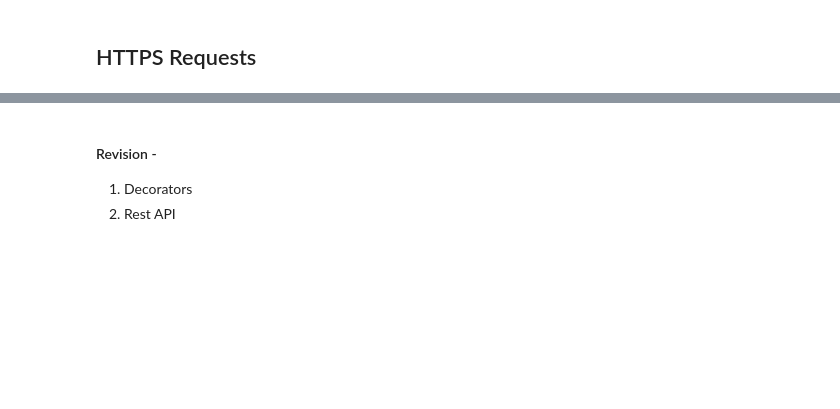
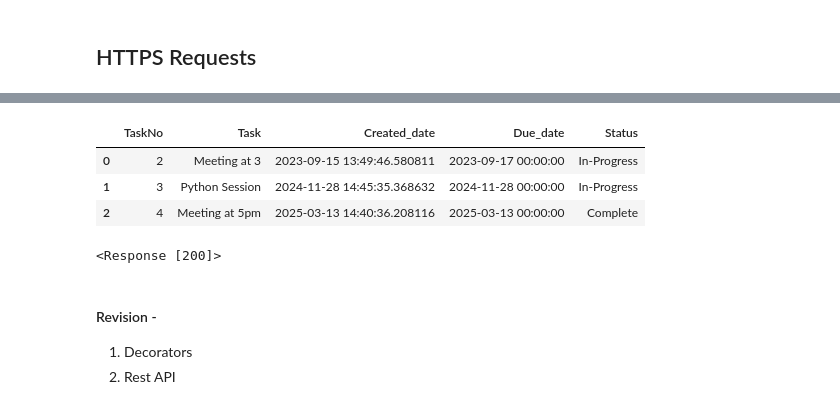
Before and after one commit to knowledge-corner/Oracle_10_Mar_25, a Jupyter notebook: Classwork/Day - 4.ipynb, the cells around one changed output, grey strips where cells are left out. Drawn from its saved outputs; the diff is of its cells as text; code cells hidden in the pictures; blank space fills up the shorter version.

```diff
--- a/Classwork/Day - 4.ipynb
+++ b/Classwork/Day - 4.ipynb
@@ -340,3 +415,6 @@ df.to_excel("emp_details.xlsx", sheet_name="Employee", index=False)
 ## HTTPS Requests
 # %%
 !pip install requests
+# %%
+import requests
+response = requests.get(r"http://127.0.0.1:5000/tasks")
@@ -342,0 +433,8 @@ df.to_excel("emp_details.xlsx", sheet_name="Employee", index=False)
+# %%
+df = pd.DataFrame(response.json())
+df
+# %% [output]
+|  | TaskNo | Task | Created_date | Due_date | Status |
+| 0 | 2 | Meeting at 3 | 2023-09-15 13:49:46.580811 | 2023-09-17 00:00:00 | In-Progress |
+| 1 | 3 | Python Session | 2024-11-28 14:45:35.368632 | 2024-11-28 00:00:00 | In-Progress |
+| 2 | 4 | Meeting at 5pm | 2025-03-13 14:40:36.208116 | 2025-03-13 00:00:00 | Complete |
@@ -342,0 +444,4 @@ df.to_excel("emp_details.xlsx", sheet_name="Employee", index=False)
+# %%
+response
+# %% [output]
+<Response [200]>
```
Also changed, not shown: parts of 16 cells of this notebook.
